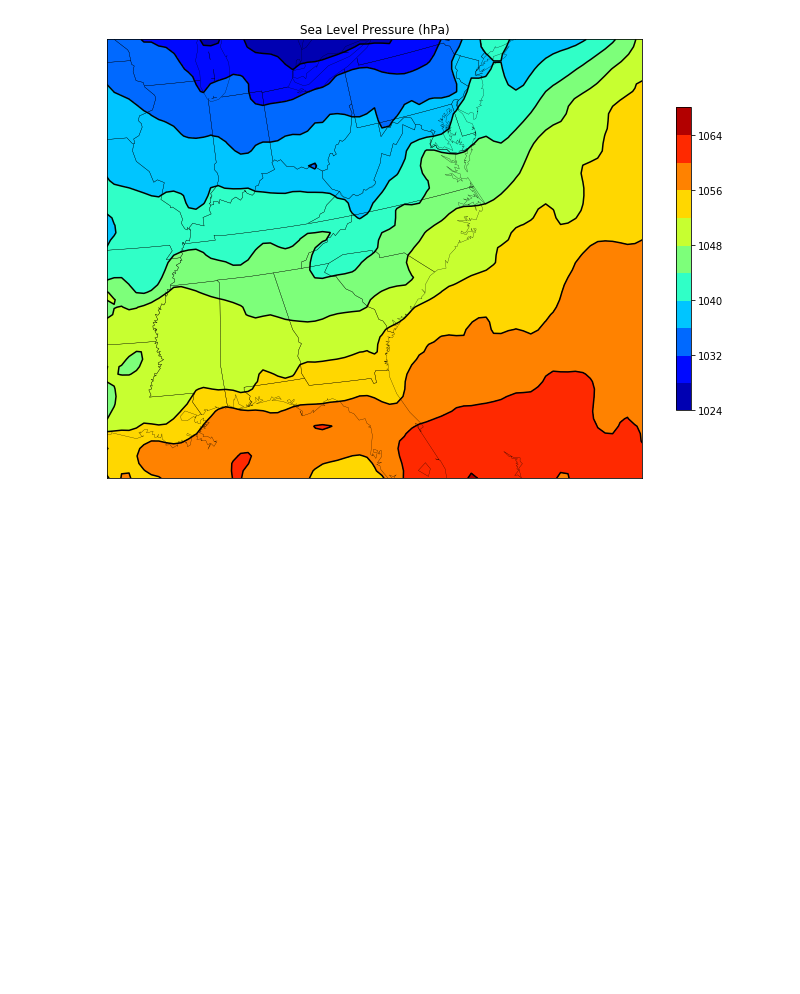
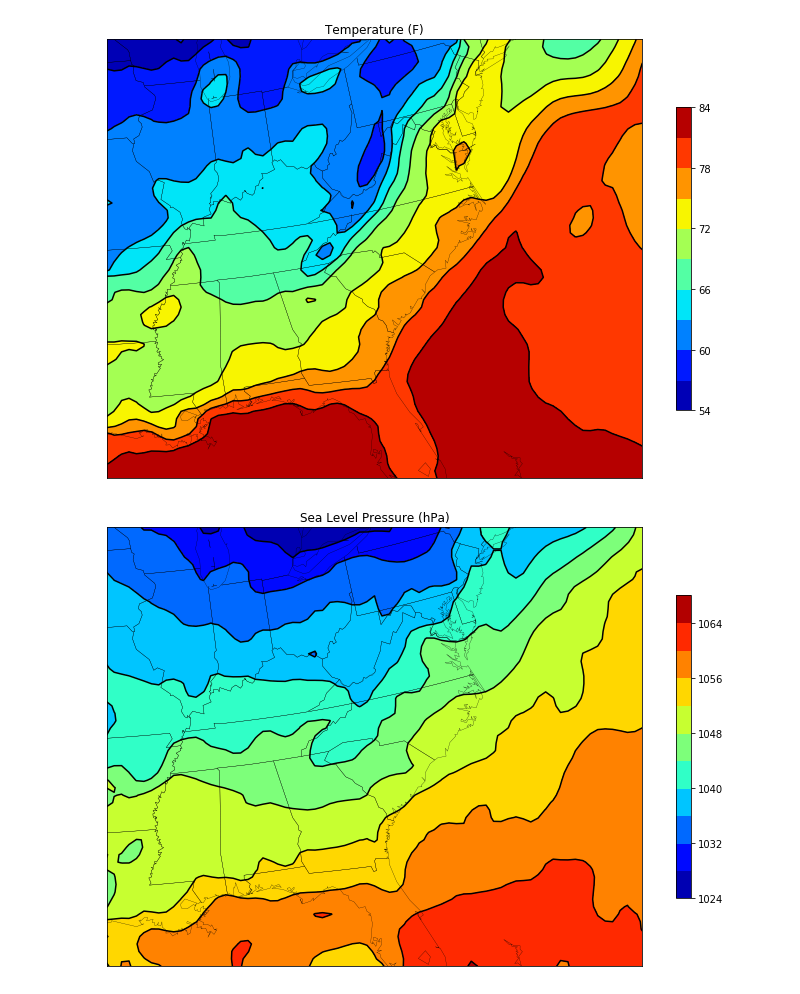
Before and after one commit to agbeli-ncar/SGCI_Workshop, a Jupyter notebook: Jupyter_Notebooks/WRF_Module.ipynb, the cells around one changed output. Saved outputs shown, nothing was run; the diff lists cells and outputs as text; code cells hidden in the pictures; blank space fills up the shorter version.

```diff
--- a/Jupyter_Notebooks/WRF_Module.ipynb
+++ b/Jupyter_Notebooks/WRF_Module.ipynb
@@ -95,3 +80,50 @@ wrfout_d01_2020-06-24_12:00:00
+# %%
+from netCDF4 import Dataset
+import matplotlib.pyplot as plt
+from matplotlib.cm import get_cmap
+from mpl_toolkits.basemap import Basemap
+from wrf import to_np, getvar, smooth2d, get_basemap, latlon_coords
+
+# Open the NetCDF file
+ncfile = Dataset("wrf_test.nc")
+
+# Get the sea level pressure
+slp = getvar(ncfile, "T2")
+
+# Smooth the sea level pressure since it tends to be noisy in some areas
+smooth_slp = smooth2d(slp, 3, cenweight=4)
+
+# Get the latitude and longitude points
+lats, lons = latlon_coords(slp)
+
+# Get the basemap object
+m = get_basemap(slp)
+
+# Create a figure
+fig = plt.figure(figsize=(12,9))
+
+# Add geographic outlines
+m.drawcoastlines(linewidth=0.25)
+m.drawstates(linewidth=0.25)
+m.drawcountries(linewidth=0.25)
+
+# Convert the lats and lons to x and y.  Make sure you convert the lats and
+# lons to numpy arrays via to_np, or basemap crashes with an undefined
+# RuntimeError.
+x, y = m(to_np(lons), to_np(lats))
+
+# Draw the contours and filled contours
+m.contour(x, y, (to_np(smooth_slp)-273)*(9/5)+32, 10, colors="black")
+m.contourf(x, y, (to_np(smooth_slp)-273)*(9/5)+32, 10, cmap=get_cmap("jet"))
+
+# Add a color bar
+plt.colorbar(shrink=.62)
+
+plt.title("Temperature (F)")
+
+plt.show()
+# %% [output]
+[figure, added]
 # %%
 from netCDF4 import Dataset
 import matplotlib.pyplot as plt
```
Also changed, not shown: parts of 18 cells of this notebook, 2 other files.
